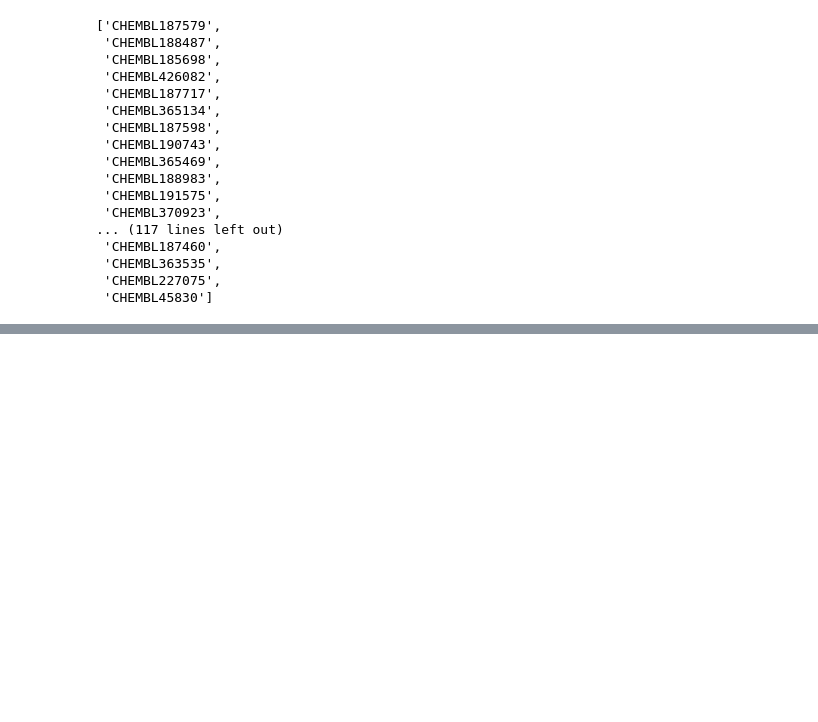
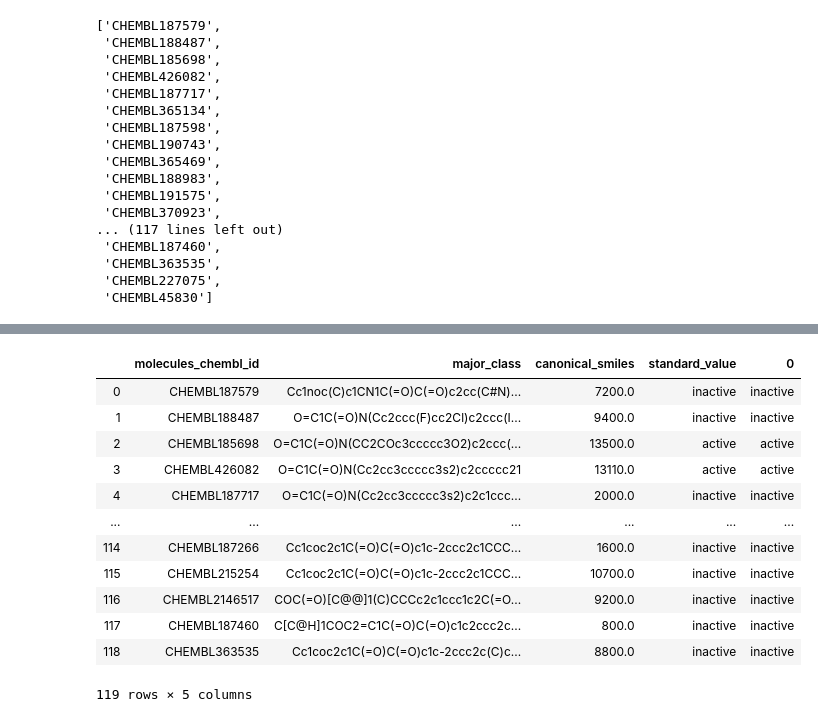
Before and after one commit to virginiah894/Bioinformatics_Practice_Drug., a Jupyter notebook: Drugdisc.ipynb, the cells around one changed output, grey strips where cells are left out. Cells and saved outputs as stored; diff of their text form; code cells hidden in the pictures; blank space fills up the shorter version.

Commit message:
updates data exploration

```diff
--- a/Drugdisc.ipynb
+++ b/Drugdisc.ipynb
@@ -123,8 +114,6 @@ for i in df2.standard_value:
             major_class.append('inactive')
         elif float(i) <=1000:
             major_class.append('active')
-        else:
-            major_class.append('intermediate')
 # %% [markdown]
 ##
 # %%
@@ -150,3 +140,16 @@ molecules_id
  'CHEMBL363535',
  'CHEMBL227075',
  'CHEMBL45830']
+# %%
+# Iterate canonical_smiles to a list
+can_smiles=[]
+for i in df2.canonical_smiles:
+    can_smiles.append(i)
+# %%
+stand_val = []
+for i in df2.standard_value:
+    stand_val.append(i)
+# %%
+# Combine the four lists into a dataframe
+data_tups = list(zip(molecules_id,can_smiles,stand_val,major_class))
+df3 =pd.DataFrame(data_tups, columns = ['molecules_chembl_id','major_class','canonical_smiles','standard_value'])
@@ -152,0 +175,17 @@ molecules_id
+# %%
+xx=pd.concat([df3,pd.Series(major_class)], axis = 1)
+xx
+# %% [output]
+|  | molecules_chembl_id | major_class | canonical_smiles | standard_value | 0 |
+| 0 | CHEMBL187579 | Cc1noc(C)c1CN1C(=O)C(=O)c2cc(C#N)... | 7200.0 | inactive | inactive |
+| 1 | CHEMBL188487 | O=C1C(=O)N(Cc2ccc(F)cc2Cl)c2ccc(I... | 9400.0 | inactive | inactive |
+| 2 | CHEMBL185698 | O=C1C(=O)N(CC2COc3ccccc3O2)c2ccc(... | 13500.0 | active | active |
+| 3 | CHEMBL426082 | O=C1C(=O)N(Cc2cc3ccccc3s2)c2ccccc21 | 13110.0 | active | active |
+| 4 | CHEMBL187717 | O=C1C(=O)N(Cc2cc3ccccc3s2)c2c1ccc... | 2000.0 | inactive | inactive |
+| ... | ... | ... | ... | ... | ... |
+| 114 | CHEMBL187266 | Cc1coc2c1C(=O)C(=O)c1c-2ccc2c1CCC... | 1600.0 | inactive | inactive |
+| 115 | CHEMBL215254 | Cc1coc2c1C(=O)C(=O)c1c-2ccc2c1CCC... | 10700.0 | inactive | inactive |
+| 116 | CHEMBL2146517 | COC(=O)[C@@]1(C)CCCc2c1ccc1c2C(=O... | 9200.0 | inactive | inactive |
+| 117 | CHEMBL187460 | C[C@H]1COC2=C1C(=O)C(=O)c1c2ccc2c... | 800.0 | inactive | inactive |
+| 118 | CHEMBL363535 | Cc1coc2c1C(=O)C(=O)c1c-2ccc2c(C)c... | 8800.0 | inactive | inactive |
+119 rows × 5 columns
```
Also changed, not shown: parts of 11 cells of this notebook, 2 other files.
